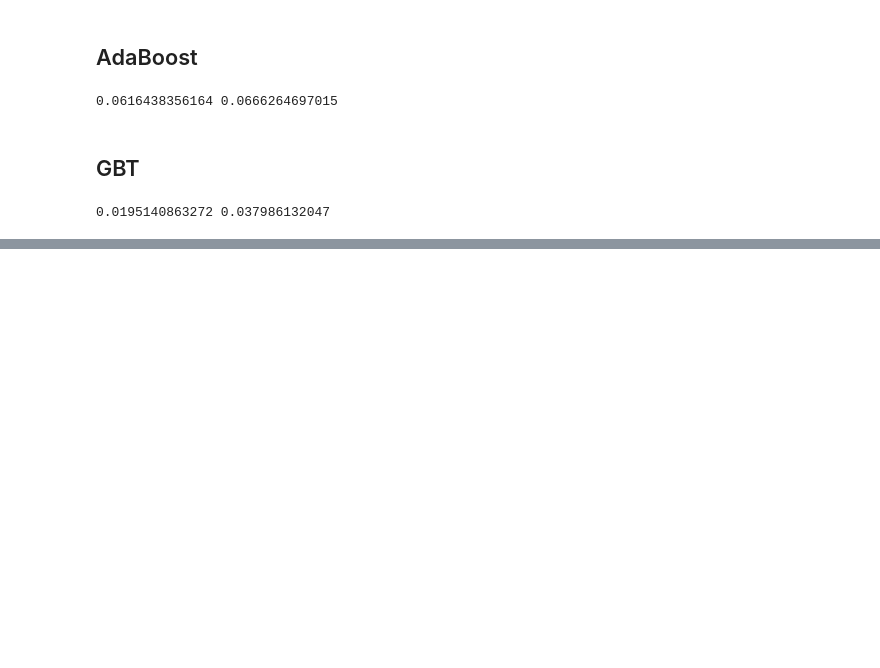
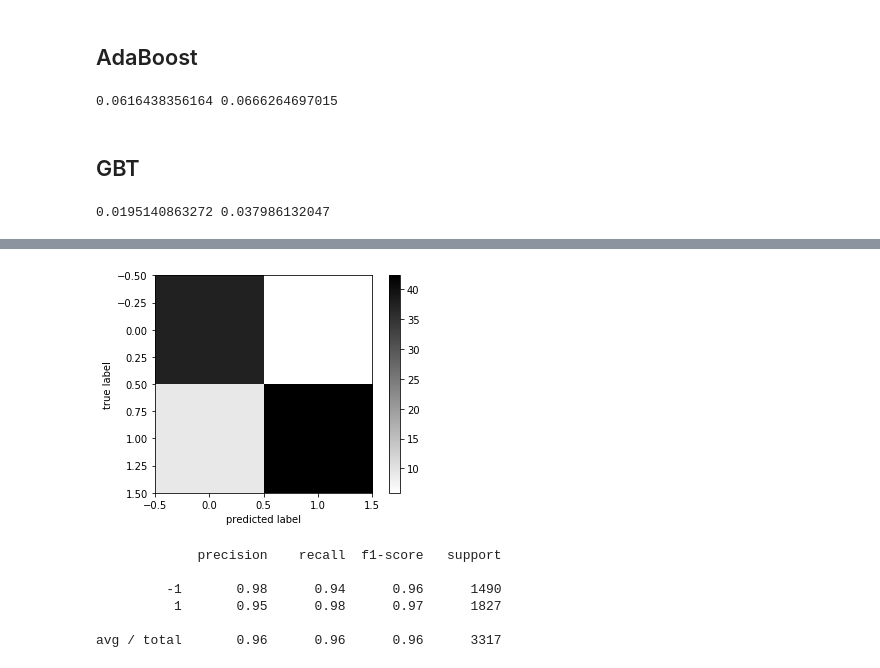
Before and after one commit to Alexandra-Pigalova/MachineLearning_Lab1, a Jupyter notebook: FWS.ipynb, the cells around one changed output, grey strips where cells are left out. Cells and saved outputs as stored; diff of their text form; code cells hidden in the pictures; blank space fills up the shorter version.

```diff
--- a/FWS.ipynb
+++ b/FWS.ipynb
@@ -454,0 +586,21 @@ print(err_train, err_test)
+# %%
+M = confusion_matrix(y_test_pred, y_test)
+M = np.sqrt(M)
+plt.imshow(M, interpolation = 'nearest')
+plt.set_cmap('binary')
+plt.xlabel("predicted label")
+plt.ylabel("true label")
+plt.colorbar()
+pass
+# %% [output]
+[figure, added]
+# %%
+from sklearn.metrics import classification_report
+print(classification_report(y_test, y_test_pred))
+# %% [output]
+             precision    recall  f1-score   support
+
+         -1       0.98      0.94      0.96      1490
+          1       0.95      0.98      0.97      1827
+
+avg / total       0.96      0.96      0.96      3317
```
Also changed, not shown: parts of 27 cells of this notebook.
